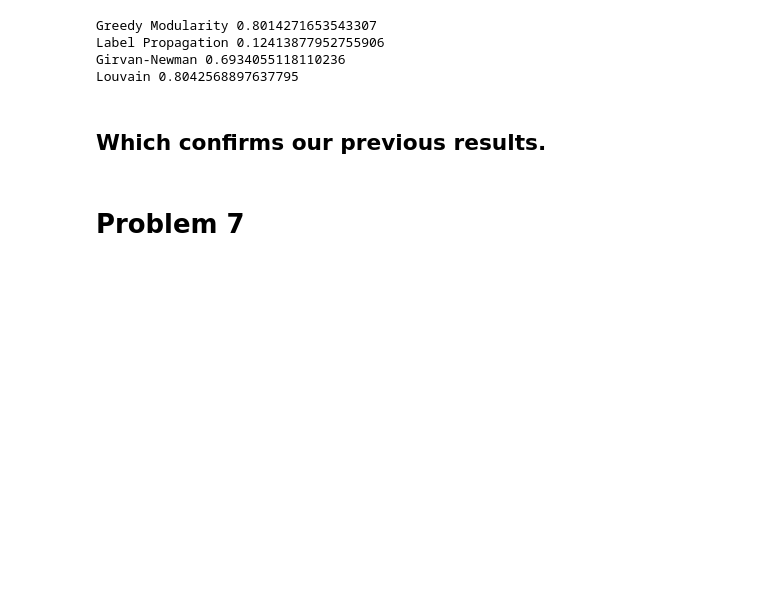
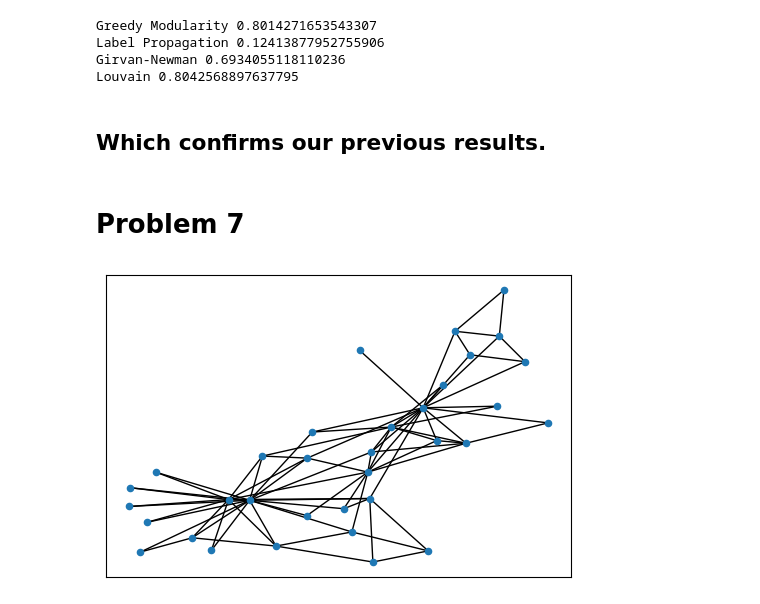
Before and after one commit to matheushjs/sandbox, a Jupyter notebook: complex_nets/lista2.ipynb, the cells around one changed output. Cells and saved outputs as stored; diff of their text form; code cells hidden in the pictures; blank space fills up the shorter version.

```diff
--- a/complex_nets/lista2.ipynb
+++ b/complex_nets/lista2.ipynb
@@ -916,3 +916,10 @@ Louvain 0.8042568897637795
 ## Which confirms our previous results.
 # %% [markdown]
 # Problem 7
+# %%
+karateG = nx.karate_club_graph()
+unifiedPos = nx.spring_layout(karateG)
+plt.figure(dpi=100)
+nx.draw_networkx(karateG, with_labels=False, node_size=20, pos=unifiedPos)
+# %% [output]
+[figure, added]
```
Also changed, not shown: parts of 13 cells of this notebook.
